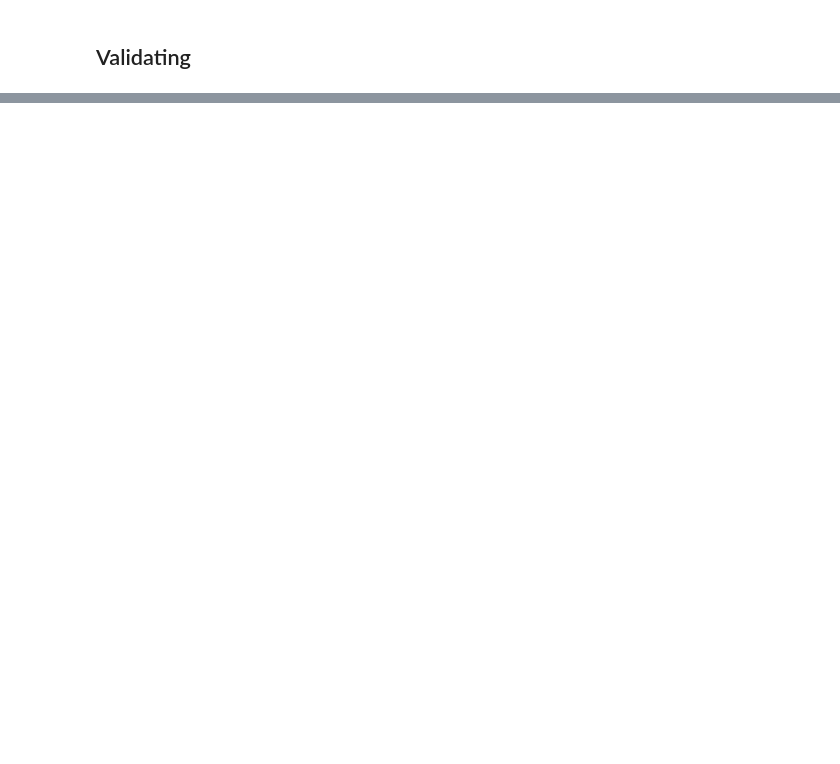
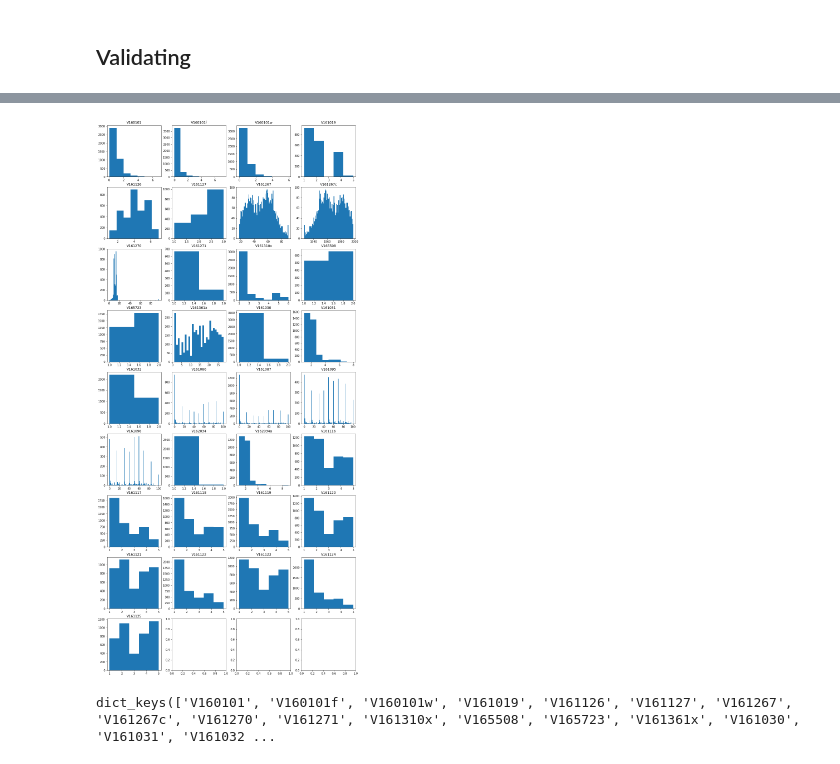
Before and after one commit to AustinVes/Voter_Emotions, a Jupyter notebook: main.ipynb, the cells around one changed output, grey strips where cells are left out. Saved outputs shown, nothing was run; the diff lists cells and outputs as text; code cells hidden in the pictures; blank space fills up the shorter version.

```diff
--- a/main.ipynb
+++ b/main.ipynb
@@ -161,0 +261,21 @@ df = df.applymap(lambda x: np.nan if (is_numeric_dtype(type(x)) and x < 0) else
+# %%
+import matplotlib.pyplot as plt
+
+cols = 4
+rows = int(np.ceil(len(key_vars)/cols))
+
+fig, axs = plt.subplots(rows, cols)
+fig.set_size_inches(4*cols, 4*rows)
+
+for n,var_name in enumerate(key_vars):
+  x = int(np.floor(n/cols))
+  y = int(n % cols)
+  var_range = df[var_name].max() - df[var_name].min()
+  axs[x,y].hist(df[var_name].dropna().values, bins=int(var_range)+1)
+  axs[x,y].set_title(var_name)
+# %% [output]
+[figure, added]
+# %%
+key_vars.keys()
+# %% [output]
+dict_keys(['V160101', 'V160101f', 'V160101w', 'V161019', 'V161126', 'V161127', 'V161267', 'V161267c', 'V161270', 'V161271', 'V161310x', 'V165508', 'V165723', 'V161361x', 'V161030', 'V161031', 'V161032 ...
```
Also changed, not shown: parts of 9 cells of this notebook.
